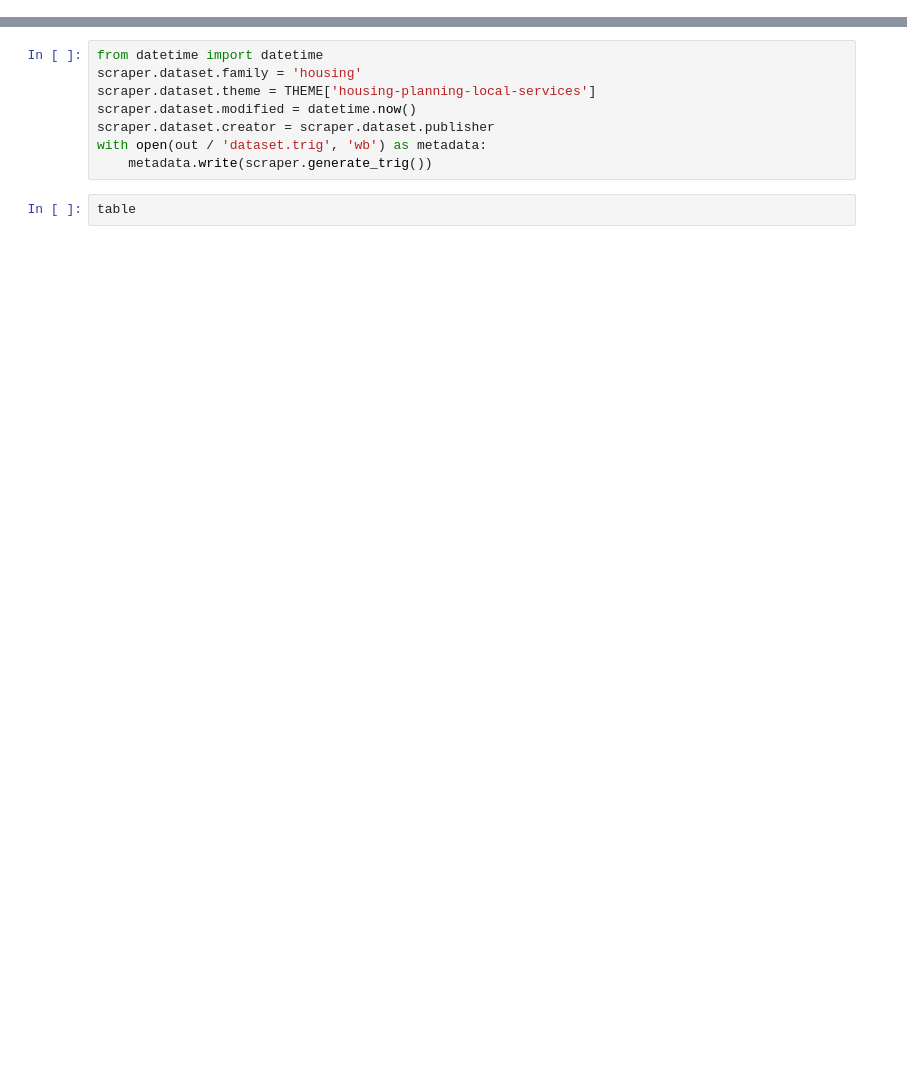
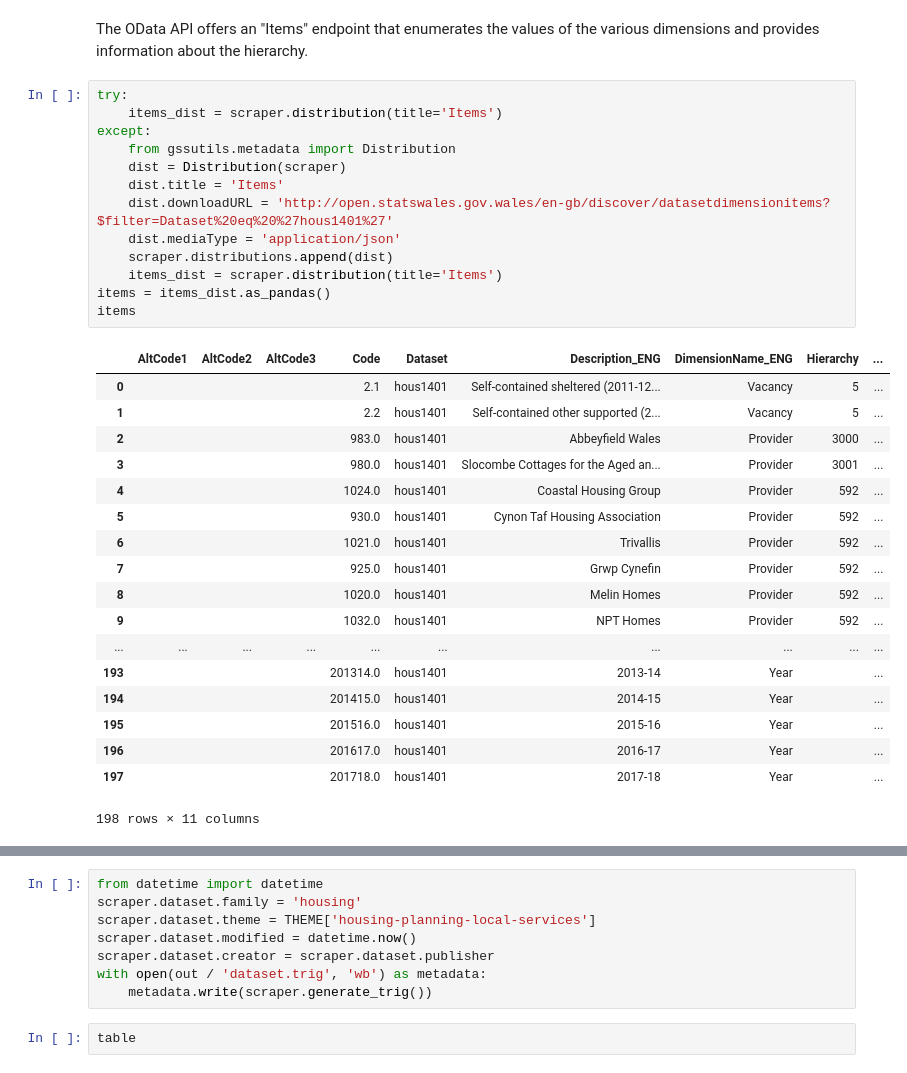
Before and after one commit to GSS-Cogs/WG-Social-housing-vacancies, a Jupyter notebook: main.ipynb, the cells around one changed output, grey strips where cells are left out. Cells and saved outputs as stored; diff of their text form; blank space fills up the shorter version.

```diff
--- a/main.ipynb
+++ b/main.ipynb
@@ -50,0 +111,34 @@ table = table[['Geography','Period','Available to let','Value','Vacancy Duration
+# %% [markdown]
+The OData API offers an "Items" endpoint that enumerates the values of the various dimensions and provides information about the hierarchy.
+# %%
+try:
+    items_dist = scraper.distribution(title='Items')
+except:
+    from gssutils.metadata import Distribution
+    dist = Distribution(scraper)
+    dist.title = 'Items'
+    dist.downloadURL = 'http://open.statswales.gov.wales/en-gb/discover/datasetdimensionitems?$filter=Dataset%20eq%20%27hous1401%27'
+    dist.mediaType = 'application/json'
+    scraper.distributions.append(dist)
+    items_dist = scraper.distribution(title='Items')
+items = items_dist.as_pandas()
+items
+# %% [output]
+|  | AltCode1 | AltCode2 | AltCode3 | Code | Dataset | Description_ENG | DimensionName_ENG | Hierarchy | ... |
+| 0 |  |  |  | 2.1 | hous1401 | Self-contained sheltered (2011-12... | Vacancy | 5 | ... |
+| 1 |  |  |  | 2.2 | hous1401 | Self-contained other supported (2... | Vacancy | 5 | ... |
+| 2 |  |  |  | 983.0 | hous1401 | Abbeyfield Wales | Provider | 3000 | ... |
+| 3 |  |  |  | 980.0 | hous1401 | Slocombe Cottages for the Aged an... | Provider | 3001 | ... |
+| 4 |  |  |  | 1024.0 | hous1401 | Coastal Housing Group | Provider | 592 | ... |
+| 5 |  |  |  | 930.0 | hous1401 | Cynon Taf Housing Association | Provider | 592 | ... |
+| 6 |  |  |  | 1021.0 | hous1401 | Trivallis | Provider | 592 | ... |
+| 7 |  |  |  | 925.0 | hous1401 | Grwp Cynefin | Provider | 592 | ... |
+| 8 |  |  |  | 1020.0 | hous1401 | Melin Homes | Provider | 592 | ... |
+| 9 |  |  |  | 1032.0 | hous1401 | NPT Homes | Provider | 592 | ... |
+| ... | ... | ... | ... | ... | ... | ... | ... | ... | ... |
+| 193 |  |  |  | 201314.0 | hous1401 | 2013-14 | Year |  | ... |
+| 194 |  |  |  | 201415.0 | hous1401 | 2014-15 | Year |  | ... |
+| 195 |  |  |  | 201516.0 | hous1401 | 2015-16 | Year |  | ... |
+| 196 |  |  |  | 201617.0 | hous1401 | 2016-17 | Year |  | ... |
+| 197 |  |  |  | 201718.0 | hous1401 | 2017-18 | Year |  | ... |
+198 rows × 11 columns
```
Also changed, not shown: parts of 15 cells of this notebook.
